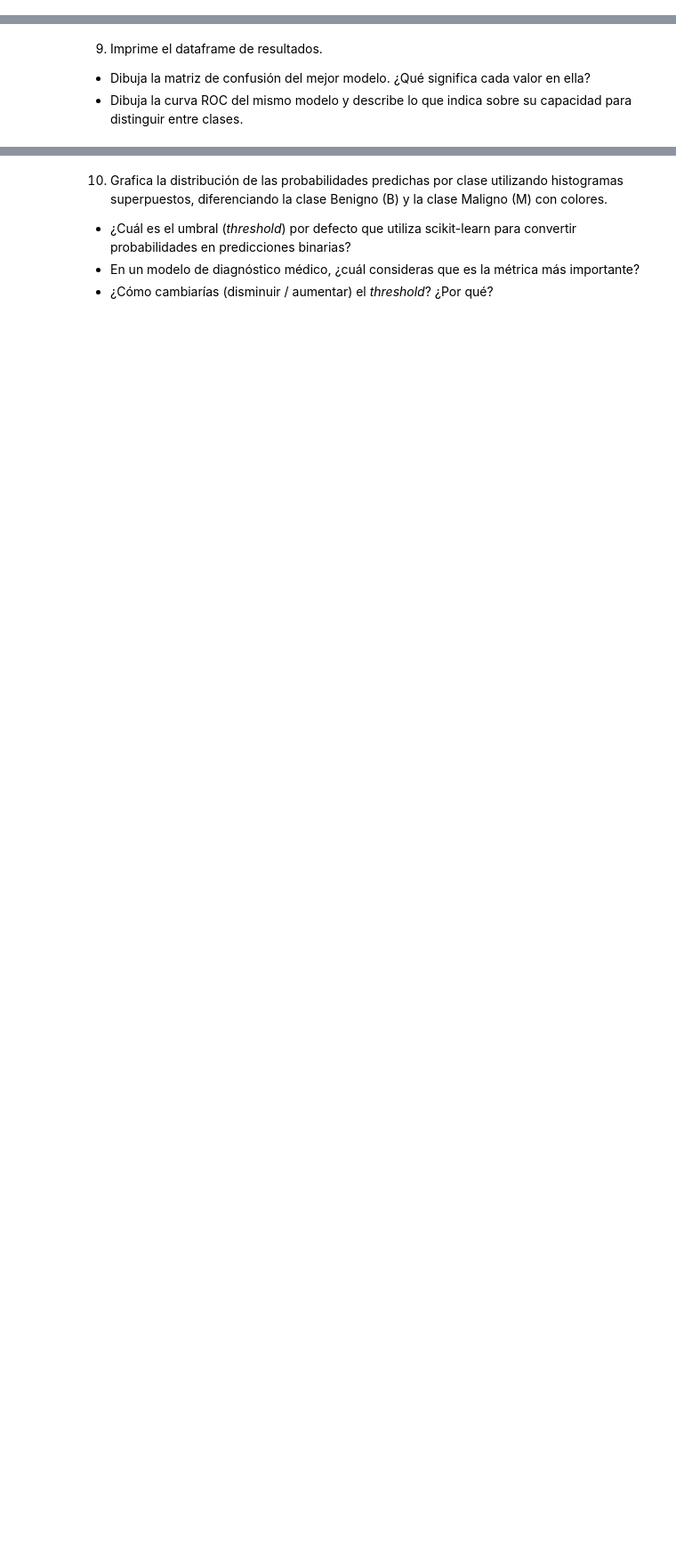
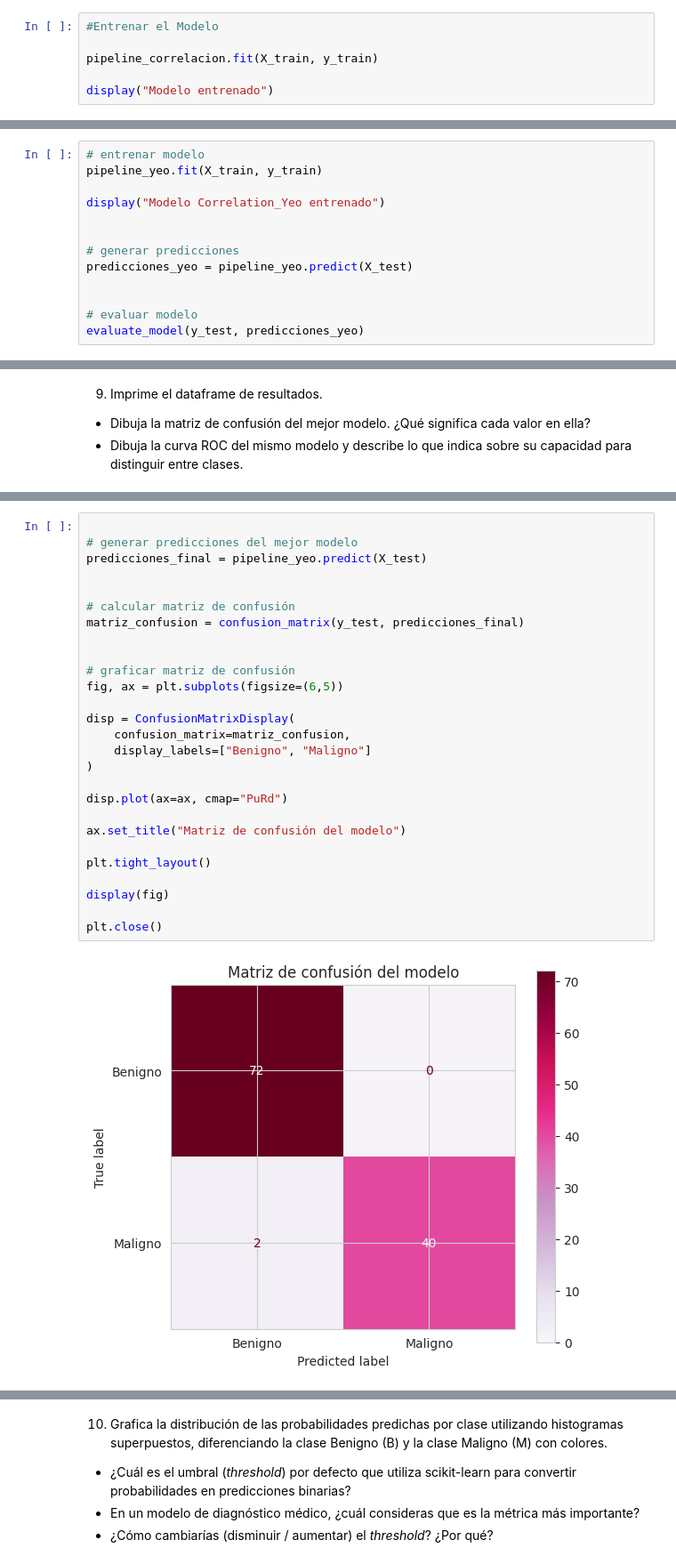
Before and after one commit to JosegregTovar/GOOGLE-COLLAB, a Jupyter notebook: Actividad9RLog.ipynb, the cells around one changed output, grey strips where cells are left out. Shown at 89% size. Saved outputs shown, nothing was run; the diff lists cells and outputs as text; blank space fills up the shorter version.

```diff
--- a/Actividad9RLog.ipynb
+++ b/Actividad9RLog.ipynb
@@ -597,0 +873,6 @@ display(cancer_copy.shape)
+# %%
+#Entrenar el Modelo
+
+pipeline_correlacion.fit(X_train, y_train)
+
+display("Modelo entrenado")
@@ -607,0 +1052,13 @@ display(cancer_copy.shape)
+# %%
+# entrenar modelo
+pipeline_yeo.fit(X_train, y_train)
+
+display("Modelo Correlation_Yeo entrenado")
+
+
+# generar predicciones
+predicciones_yeo = pipeline_yeo.predict(X_test)
+
+
+# evaluar modelo
+evaluate_model(y_test, predicciones_yeo)
@@ -615,0 +1230,29 @@ display(cancer_copy.shape)
+# %%
+
+# generar predicciones del mejor modelo
+predicciones_final = pipeline_yeo.predict(X_test)
+
+
+# calcular matriz de confusión
+matriz_confusion = confusion_matrix(y_test, predicciones_final)
+
+
+# graficar matriz de confusión
+fig, ax = plt.subplots(figsize=(6,5))
+
+disp = ConfusionMatrixDisplay(
+    confusion_matrix=matriz_confusion,
+    display_labels=["Benigno", "Maligno"]
+)
+
+disp.plot(ax=ax, cmap="PuRd")
+
+ax.set_title("Matriz de confusión del modelo")
+
+plt.tight_layout()
+
+display(fig)
+
+plt.close()
+# %% [output]
+[figure, added]
```
Also changed, not shown: parts of 43 cells of this notebook.
